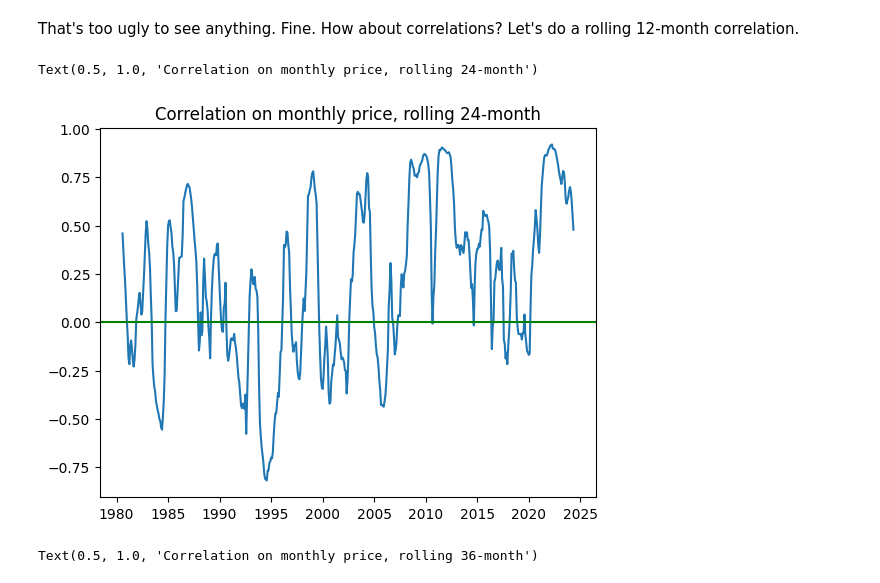
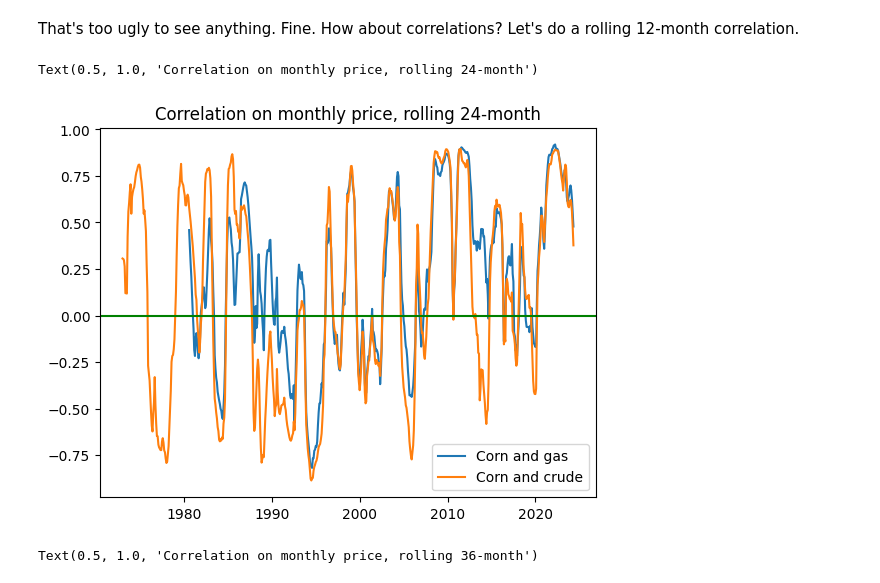
Before and after one commit to kaitai/fuel-and-food, a Jupyter notebook: 2_code/First draft notebook.ipynb, the cells around one changed output. Saved outputs shown, nothing was run; the diff lists cells and outputs as text; code cells hidden in the pictures.

```diff
--- a/2_code/First draft notebook.ipynb
+++ b/2_code/First draft notebook.ipynb
@@ -100,6 +100,7 @@ sns.lineplot(data = corn, x = 'Date Time', y = 'Close')
 Let's scale corn and rbob to look at them on the same scale. I'm just going to scale by a nice number picked because of the illustrative effect.
 # %%
 corn_and_gas = corn.merge(rbob, on = 'Date Time', suffixes = ['_corn','_rbob'])
+corn_and_crude = corn.merge(crude, on = 'Date Time', suffixes = ['_corn','_crude'])
 # %%
 corn_and_gas['scaled_corn'] = corn_and_gas['Close_corn']/(200)
 corn_and_gas['scaled_gas'] = corn_and_gas['Close_rbob']
@@ -124,12 +132,15 @@ plt.legend()
 # %% [markdown]
 That's too ugly to see anything. Fine. How about correlations? Let's do a rolling 12-month correlation.
 # %%
-plt.plot(corn_and_gas['Date Time'], corn_and_gas['Close_corn'].rolling(24).corr(corn_and_gas['Close_rbob']))
+plt.plot(corn_and_gas['Date Time'], corn_and_gas['Close_corn'].rolling(24).corr(corn_and_gas['Close_rbob']), label = 'Corn and gas')
+plt.plot(corn_and_crude['Date Time'], corn_and_crude['Close_corn'].rolling(24).corr(corn_and_crude['Close_crude']), label = 'Corn and crude')
+
+plt.legend()
 plt.axhline(0, color = 'green')
 plt.title('Correlation on monthly price, rolling 24-month')
 # %% [output]
 Text(0.5, 1.0, 'Correlation on monthly price, rolling 24-month')
-[figure, old version]
+[figure, new version]
 # %%
 plt.plot(corn_and_gas['Date Time'], corn_and_gas['Close_corn'].rolling(36).corr(corn_and_gas['Close_rbob']))
 plt.axhline(0, color = 'green')
```
Also changed, not shown: parts of 25 cells of this notebook, 2 other files.
